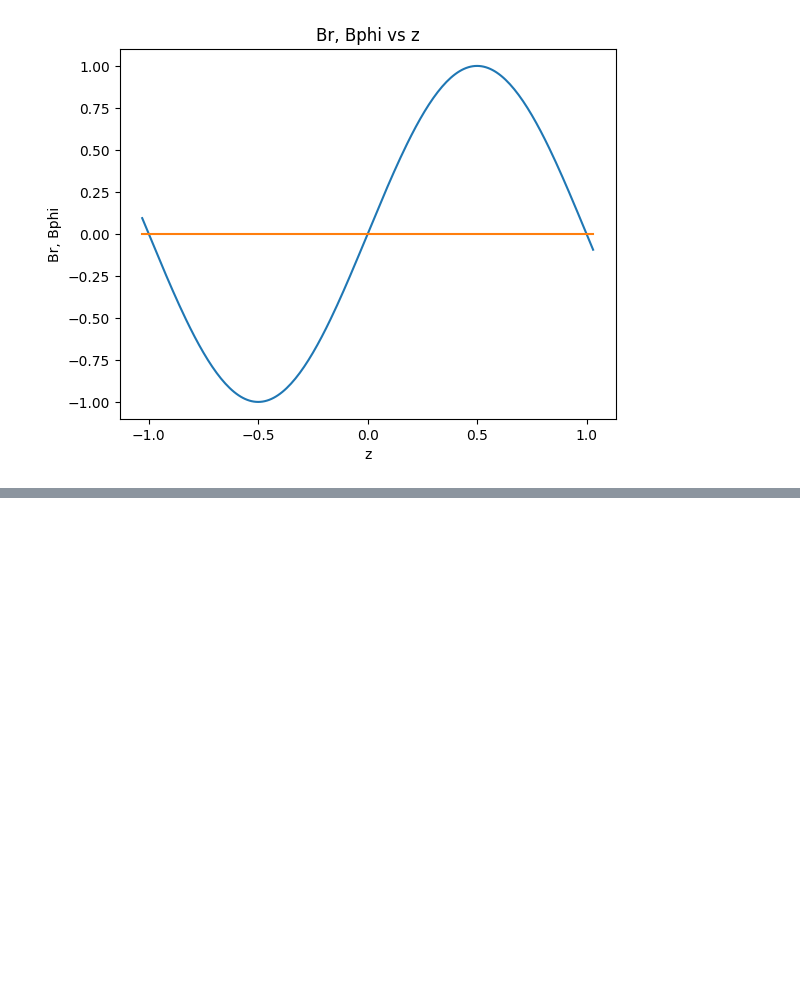
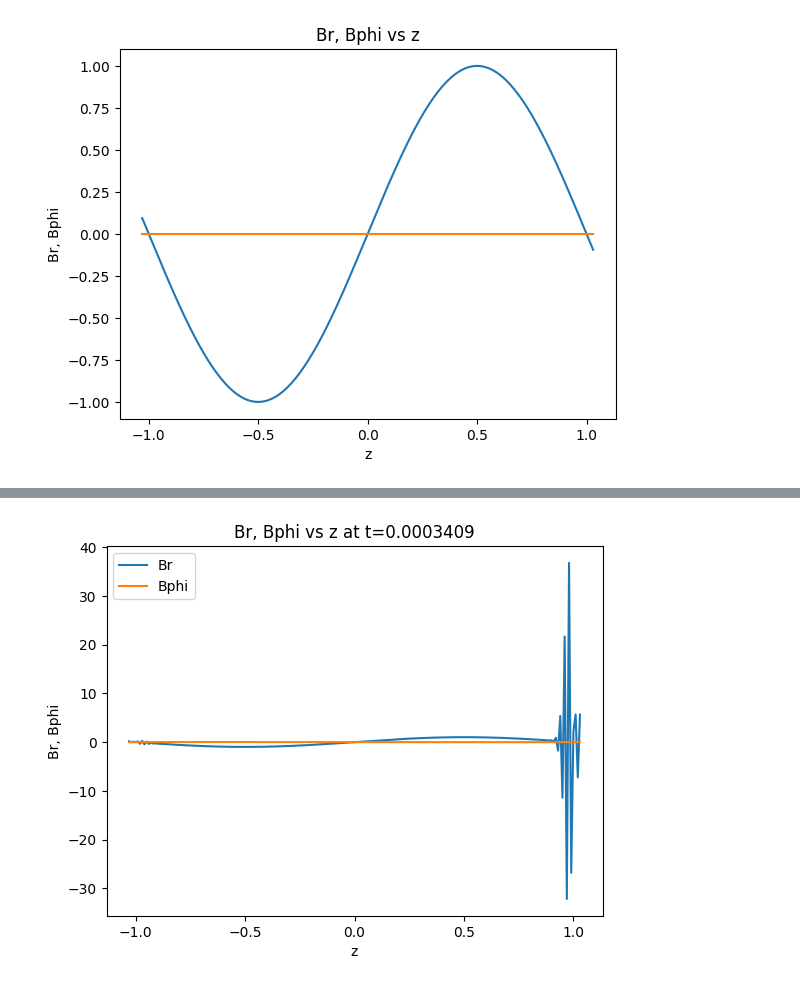
Before and after one commit to gayathri2011067/Summer-24-halo-magnetic-field, a Jupyter notebook: Fortran codes 2016/plots.ipynb, the cells around one changed output, grey strips where cells are left out. Cells and saved outputs as stored; diff of their text form; code cells hidden in the pictures; blank space fills up the shorter version.

```diff
--- a/Fortran codes 2016/plots.ipynb
+++ b/Fortran codes 2016/plots.ipynb
@@ -78,3 +79,25 @@ plt.title('Br, Bphi vs z')
 plt.show()
 # %% [output]
 [figure]
+# %%
+#import txt file
+filename1 = 'Br_final.txt'
+filename2 = 'B_phi_final.txt'
+filename3 = 'time.txt'
+
+
+
+
+with open(filename1,'r') as f:
+    lines1=f.readlines()
+print(lines1)
+with open(filename2,'r') as f:
+    lines2=f.readlines()
+print(lines2)
+with open(filename3,'r') as f:
+    lines3=f.readlines()
+print(lines3)
+
+Br_list=np.array(lines1,dtype=float)
+Bphi_list=np.array(lines2,dtype=float)
+time_list=np.array(lines3,dtype=float)
@@ -80,0 +108,10 @@ plt.show()
+# %%
+plt.plot(z, Br_list, label='Br')
+plt.plot(z, Bphi_list, label='Bphi')
+plt.xlabel('z')
+plt.ylabel('Br, Bphi')
+plt.title(f'Br, Bphi vs z at t={time_list[-1]}')
+plt.legend()
+plt.show()
+# %% [output]
+[figure, added]
```
Also changed, not shown: parts of 4 cells of this notebook, 21 other files.
